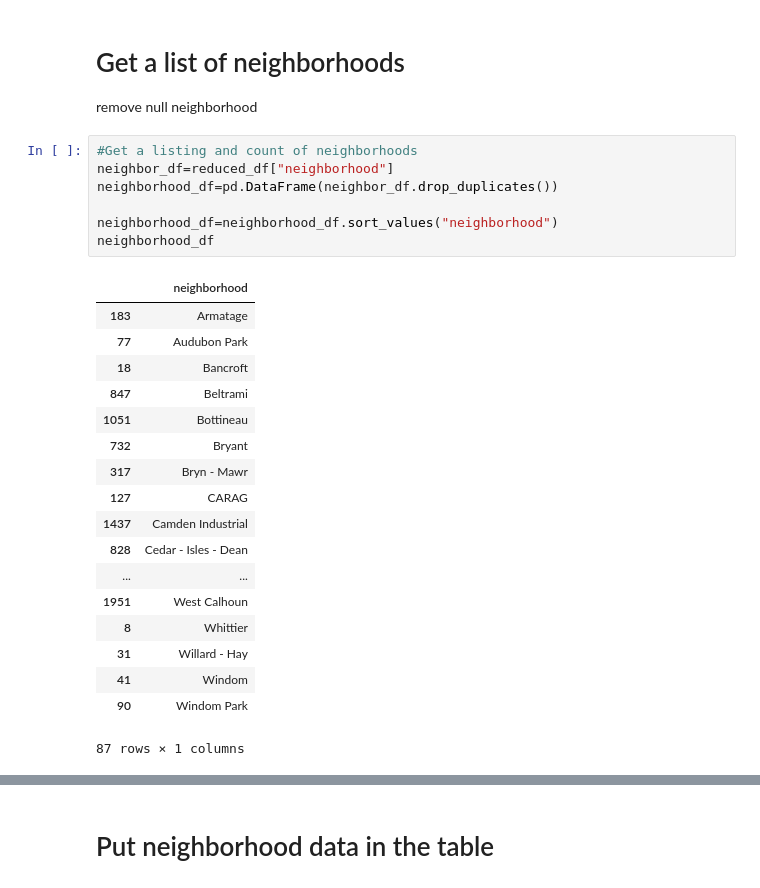
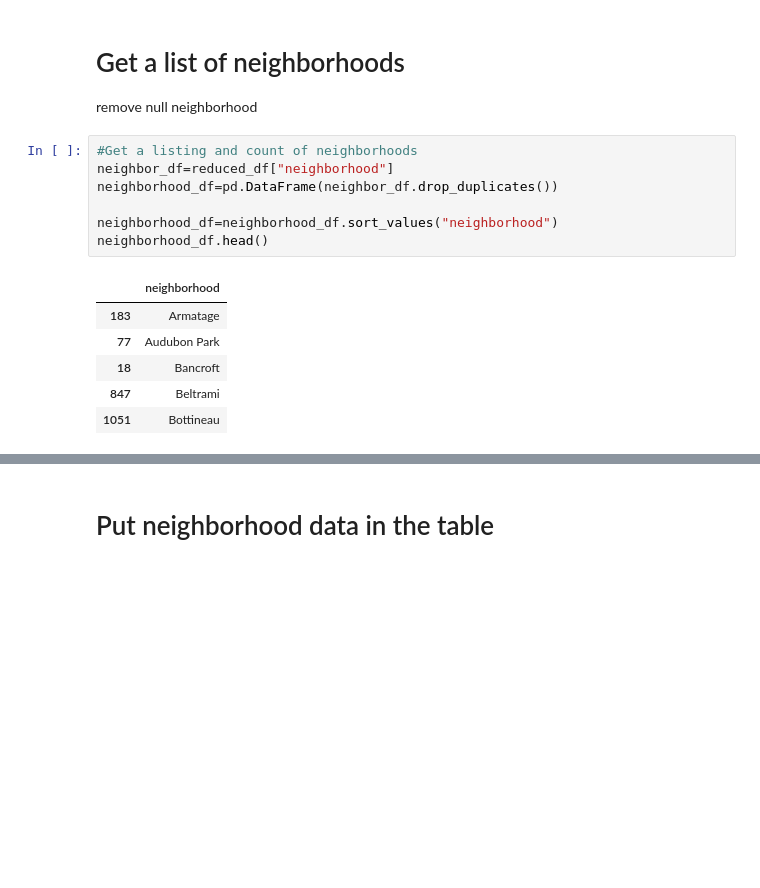
Before and after one commit to mccallkm/Minneapolis-Traffic-Stop-Data-Analysis, a Jupyter notebook: clean_data.ipynb, the cells around one changed output, grey strips where cells are left out. Drawn from its saved outputs; the diff is of its cells as text; blank space fills up the shorter version.

```diff
--- a/clean_data.ipynb
+++ b/clean_data.ipynb
@@ -128,26 +118,14 @@ remove null neighborhood
 # %%
 #Get a listing and count of neighborhoods
 neighbor_df=reduced_df["neighborhood"]
 neighborhood_df=pd.DataFrame(neighbor_df.drop_duplicates())
 
 neighborhood_df=neighborhood_df.sort_values("neighborhood")
-neighborhood_df
+neighborhood_df.head()
 # %% [output]
 |  | neighborhood |
 | 183 | Armatage |
 | 77 | Audubon Park |
 | 18 | Bancroft |
 | 847 | Beltrami |
 | 1051 | Bottineau |
-| 732 | Bryant |
-| 317 | Bryn - Mawr |
-| 127 | CARAG |
-| 1437 | Camden Industrial |
-| 828 | Cedar - Isles - Dean |
-| ... | ... |
-| 1951 | West Calhoun |
-| 8 | Whittier |
-| 31 | Willard - Hay |
-| 41 | Windom |
-| 90 | Windom Park |
-87 rows × 1 columns
```
Also changed, not shown: parts of 12 cells of this notebook, 7 other files.
